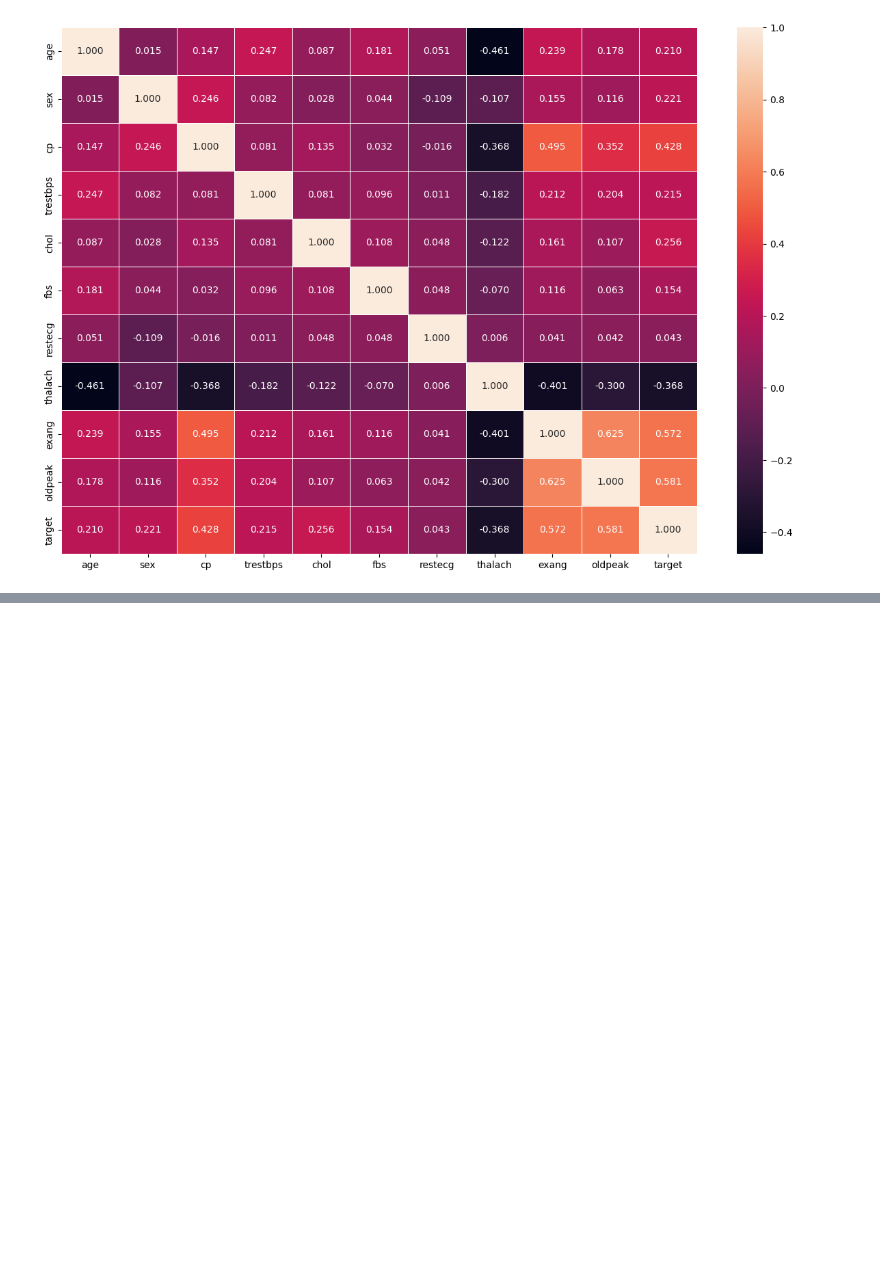
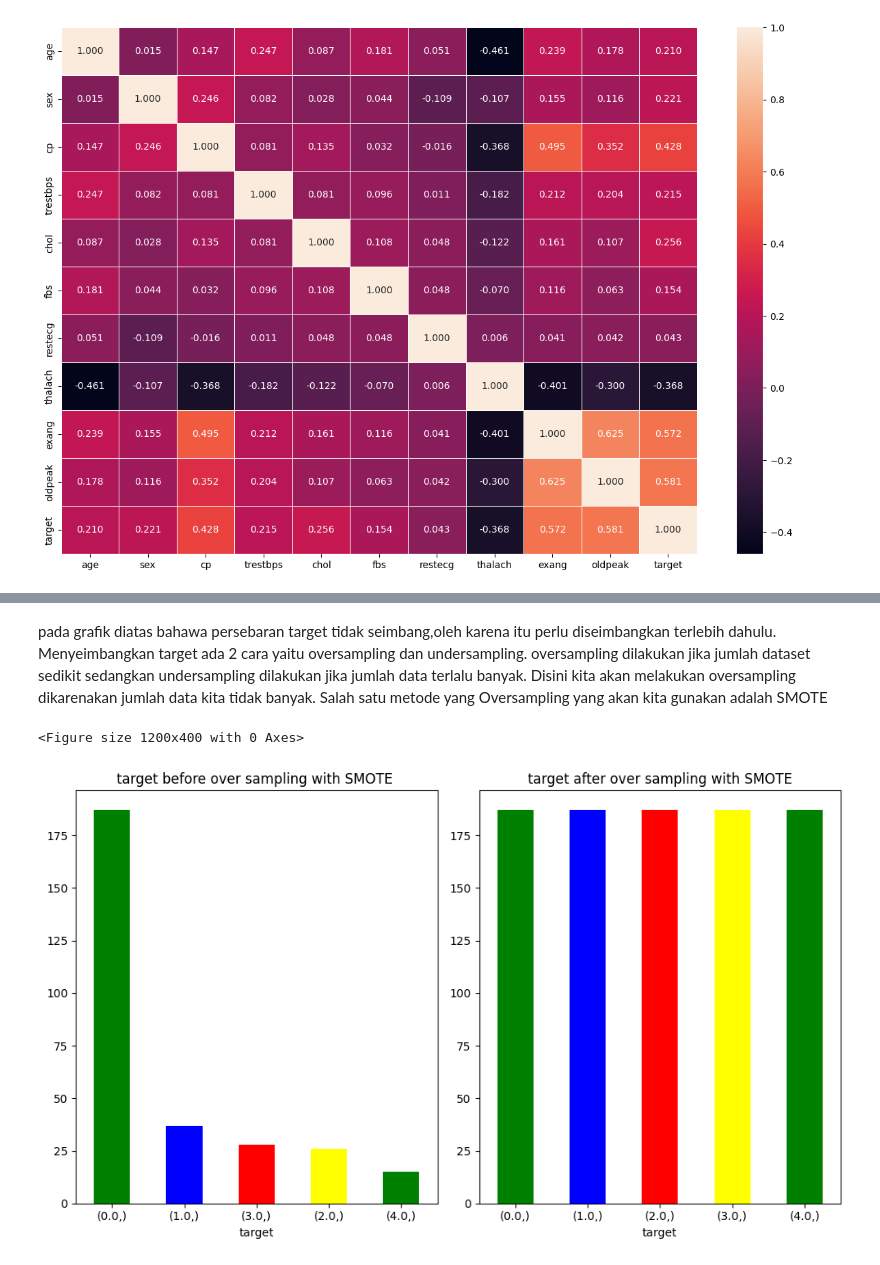
Before and after one commit to IMANIAR17/IMANIAR17-Tugas-Minggu-1-BK-Data-Science, a Jupyter notebook: Tugas_Minggu_1_BK_Data_Science.ipynb, the cells around one changed output, grey strips where cells are left out. Saved outputs shown, nothing was run; the diff lists cells and outputs as text; code cells hidden in the pictures; blank space fills up the shorter version.

```diff
--- a/Tugas_Minggu_1_BK_Data_Science.ipynb
+++ b/Tugas_Minggu_1_BK_Data_Science.ipynb
@@ -444,0 +483,3 @@ sns.heatmap(cor_mat,annot=True,linewidths=0.5,fmt=".3f")
+# %%
+X = dfClean.drop("target",axis=1).values
+y = dfClean.iloc[:,-1]
@@ -444,0 +494,4 @@ sns.heatmap(cor_mat,annot=True,linewidths=0.5,fmt=".3f")
+# %% [markdown]
+pada grafik diatas bahawa persebaran target tidak seimbang,oleh karena itu perlu diseimbangkan terlebih dahulu.
+Menyeimbangkan target ada 2 cara yaitu oversampling dan undersampling. oversampling dilakukan jika jumlah dataset sedikit sedangkan undersampling dilakukan jika jumlah data terlalu banyak.
+Disini kita akan melakukan oversampling dikarenakan jumlah data kita tidak banyak. Salah satu metode yang Oversampling yang akan kita gunakan adalah SMOTE
@@ -444,0 +500,29 @@ sns.heatmap(cor_mat,annot=True,linewidths=0.5,fmt=".3f")
+# %%
+smote = SMOTE(random_state=42)
+X_smote_resampled, y_smote_resampled = smote.fit_resample(X, y)
+
+
+
+plt.figure(figsize=(12, 4))
+new_df1 = pd.DataFrame(data=y)
+# %% [output]
+<Figure size 1200x400 with 0 Axes>
+# %%
+plt.subplot(1, 2, 1)
+new_df1.value_counts().plot(kind='bar',figsize=(10,6),color=['green','blue','red','yellow'])
+plt.title("target before over sampling with SMOTE ")
+plt.xticks(rotation=0);
+
+
+plt.subplot(1, 2, 2)
+new_df2 = pd.DataFrame(data=y_smote_resampled)
+
+
+new_df2.value_counts().plot(kind='bar',figsize=(10,6),color=['green','blue','red','yellow'])
+plt.title("target after over sampling with SMOTE")
+plt.xticks(rotation=0);
+
+plt.tight_layout()
+plt.show()
+# %% [output]
+[figure, added]
```
Also changed, not shown: parts of 109 cells of this notebook.
